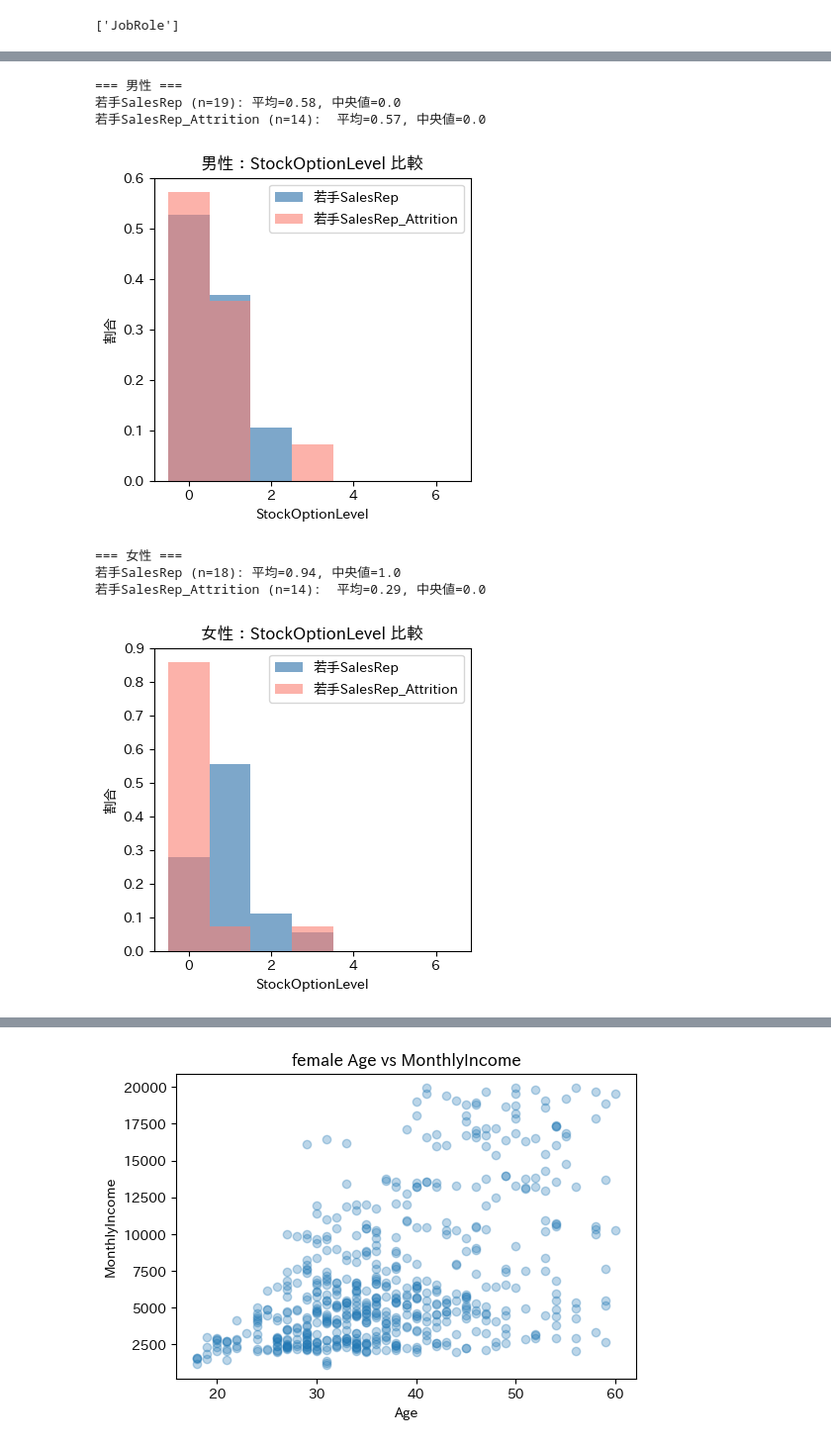
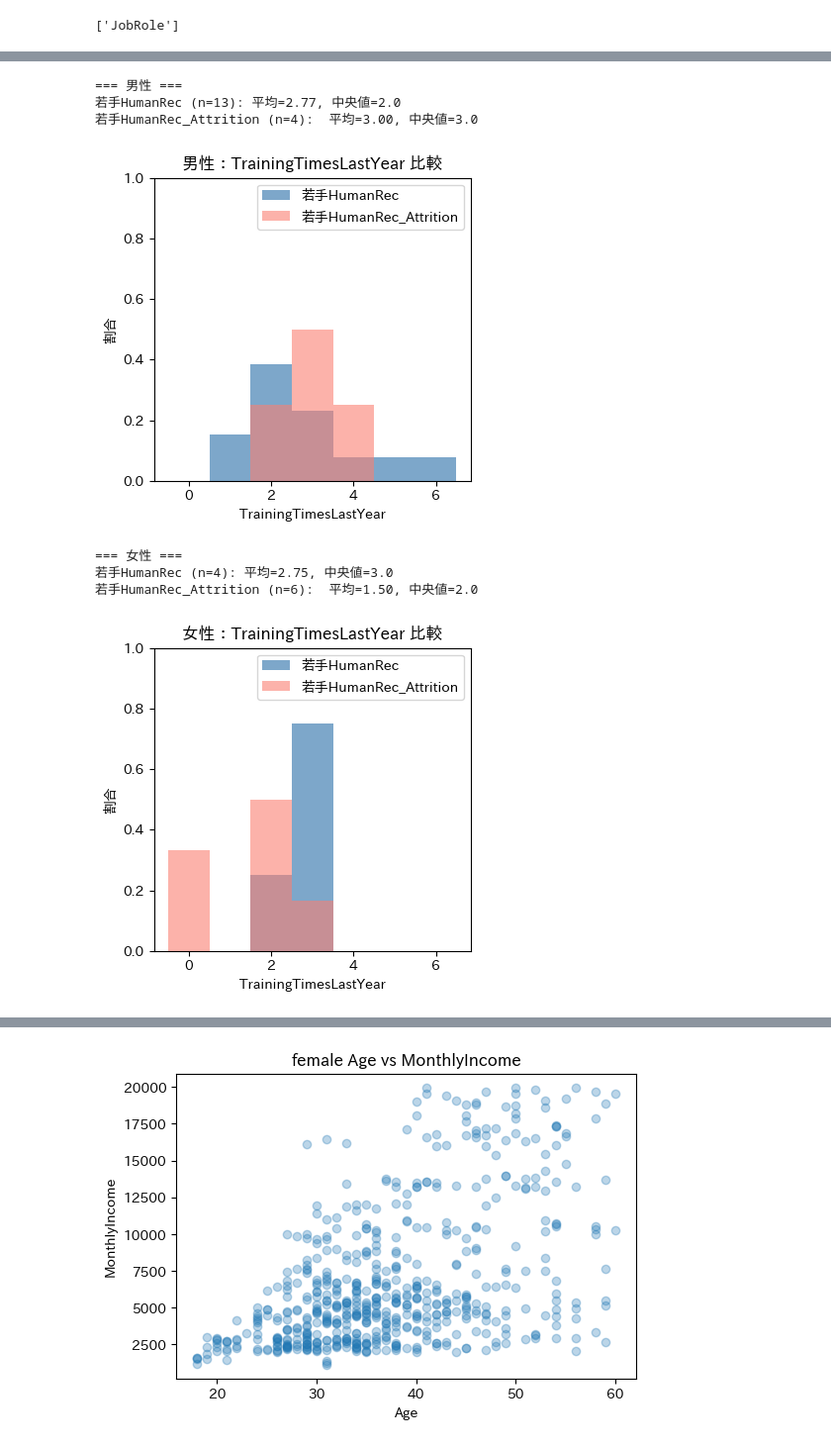
Before and after one commit to atsuro0415/GCI, a Jupyter notebook: Final_assignment_260614.ipynb, the cells around one changed output, grey strips where cells are left out. Shown at 99% size. Saved outputs shown, nothing was run; the diff lists cells and outputs as text; code cells hidden in the pictures.

```diff
--- a/Final_assignment_260614.ipynb
+++ b/Final_assignment_260614.ipynb
@@ -303,6 +303,7 @@ for i, col in enumerate(numeric_cols):
     ax.set_title(f'{col}')
     ax.set_xlabel(col)
     ax.set_ylabel('Frequency')
+    ax.set_ylim(0,340)
     ax.legend()
 
 # 余ったサブプロットを非表示
@@ -415,12 +446,0 @@ plt.show()
-# %%
-categorical_cols = ['JobRole','Department','BusinessTravel','MaritalStatus']
-
-fig, axes = plt.subplots(1, 4, figsize=(12, 4))
-for i, col in enumerate(categorical_cols):
-    Attrition_mean = df_male_raw.groupby(col)['Attrition'].mean().sort_values(ascending=False)
-    axes[i].bar(Attrition_mean.index, Attrition_mean.values, color='coral', edgecolor='white')
-    axes[i].set_title(f'male_{col}別のAttrition平均')
-    axes[i].tick_params(axis='x', rotation=45)
-    axes[i].set_ylabel('Attrition平均')
-plt.tight_layout()
-plt.show()
@@ -445,6 +463,7 @@ for label, df_raw in [('男性', df_male_raw), ('女性', df_female_raw)]:
     ax.set_title(f'{label}：StockOptionLevel 比較(Attrition=0)')
     ax.set_xlabel('StockOptionLevel')
     ax.set_ylabel('割合')
+    ax.set_ylim(0,0.6)
     ax.legend()
     plt.tight_layout()
     plt.show()
@@ -460,32 +479,33 @@ for label, df_raw in [('男性', df_male_raw), ('女性', df_female_raw)]:
 # %%
 for label, df_raw in [('男性', df_male_raw), ('女性', df_female_raw)]:
     # 条件に合うグループ
-    mask = (df_raw['AgeGroup_raw'] == 'young(~35)') & (df_raw['JobRole'] =='Sales Representative') & (df_raw['Attrition'] == 0)
-    mask_Attrition = (df_raw['AgeGroup_raw'] == 'young(~35)') & (df_raw['JobRole'] == 'Sales Representative') & (df_raw['Attrition'] == 1)
+    mask = (df_raw['AgeGroup_raw'] == 'young(~35)') & (df_raw['JobRole'] =='Human Resources') & (df_raw['Attrition'] == 0)
+    mask_Attrition = (df_raw['AgeGroup_raw'] == 'young(~35)') & (df_raw['JobRole'] == 'Human Resources') & (df_raw['Attrition'] == 1)
 
-    group_target = df_raw[mask]['StockOptionLevel']
-    group_Attrition  = df_raw[mask_Attrition]['StockOptionLevel']
+    group_target = df_raw[mask]['TrainingTimesLastYear']
+    group_Attrition  = df_raw[mask_Attrition]['TrainingTimesLastYear']
 
     print(f"\n=== {label} ===")
-    print(f"若手SalesRep (n={len(group_target)}): 平均={group_target.mean():.2f}, 中央値={group_target.median():.1f}")
-    print(f"若手SalesRep_Attrition (n={len(group_Attrition)}):  平均={group_Attrition.mean():.2f}, 中央値={group_Attrition.median():.1f}")
+    print(f"若手HumanRec (n={len(group_target)}): 平均={group_target.mean():.2f}, 中央値={group_target.median():.1f}")
+    print(f"若手HumanRec_Attrition (n={len(group_Attrition)}):  平均={group_Attrition.mean():.2f}, 中央値={group_Attrition.median():.1f}")
 
     # 可視化
     fig, ax = plt.subplots(figsize=(4, 4))
-    ax.hist(group_target, bins=range(0, 8), alpha=0.7, color='steelblue',    label='若手SalesRep', density=True, align='left')
-    ax.hist(group_Attrition,  bins=range(0, 8), alpha=0.6, color='salmon', label='若手SalesRep_Attrition',     density=True, align='left')
-    ax.set_title(f'{label}：StockOptionLevel 比較')
-    ax.set_xlabel('StockOptionLevel')
+    ax.hist(group_target, bins=range(0, 8), alpha=0.7, color='steelblue',    label='若手HumanRec', density=True, align='left')
+    ax.hist(group_Attrition,  bins=range(0, 8), alpha=0.6, color='salmon', label='若手HumanRec_Attrition',     density=True, align='left')
+    ax.set_title(f'{label}：TrainingTimesLastYear 比較')
+    ax.set_xlabel('TrainingTimesLastYear')
     ax.set_ylabel('割合')
+    ax.set_ylim(0,1.0)
     ax.legend()
     plt.tight_layout()
     plt.show()
 # %% [output]
 === 男性 ===
-若手SalesRep (n=19): 平均=0.58, 中央値=0.0
-若手SalesRep_Attrition (n=14):  平均=0.57, 中央値=0.0
+若手HumanRec (n=13): 平均=2.77, 中央値=2.0
+若手HumanRec_Attrition (n=4):  平均=3.00, 中央値=3.0
-[figure, old version]
+[figure, new version]
 === 女性 ===
-若手SalesRep (n=18): 平均=0.94, 中央値=1.0
-若手SalesRep_Attrition (n=14):  平均=0.29, 中央値=0.0
+若手HumanRec (n=4): 平均=2.75, 中央値=3.0
+若手HumanRec_Attrition (n=6):  平均=1.50, 中央値=2.0
-[figure, old version]
+[figure, new version]
```
Also changed, not shown: parts of 18 cells of this notebook.
